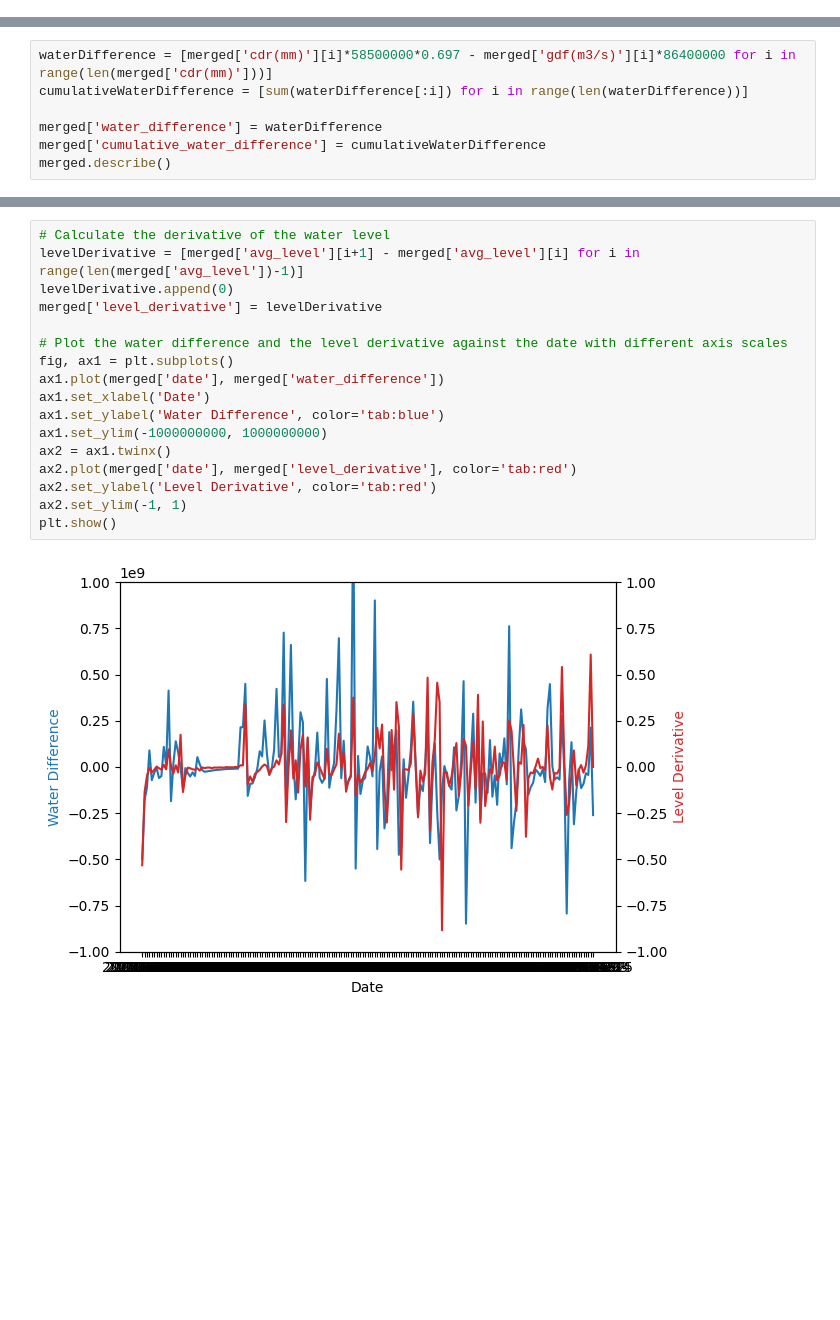
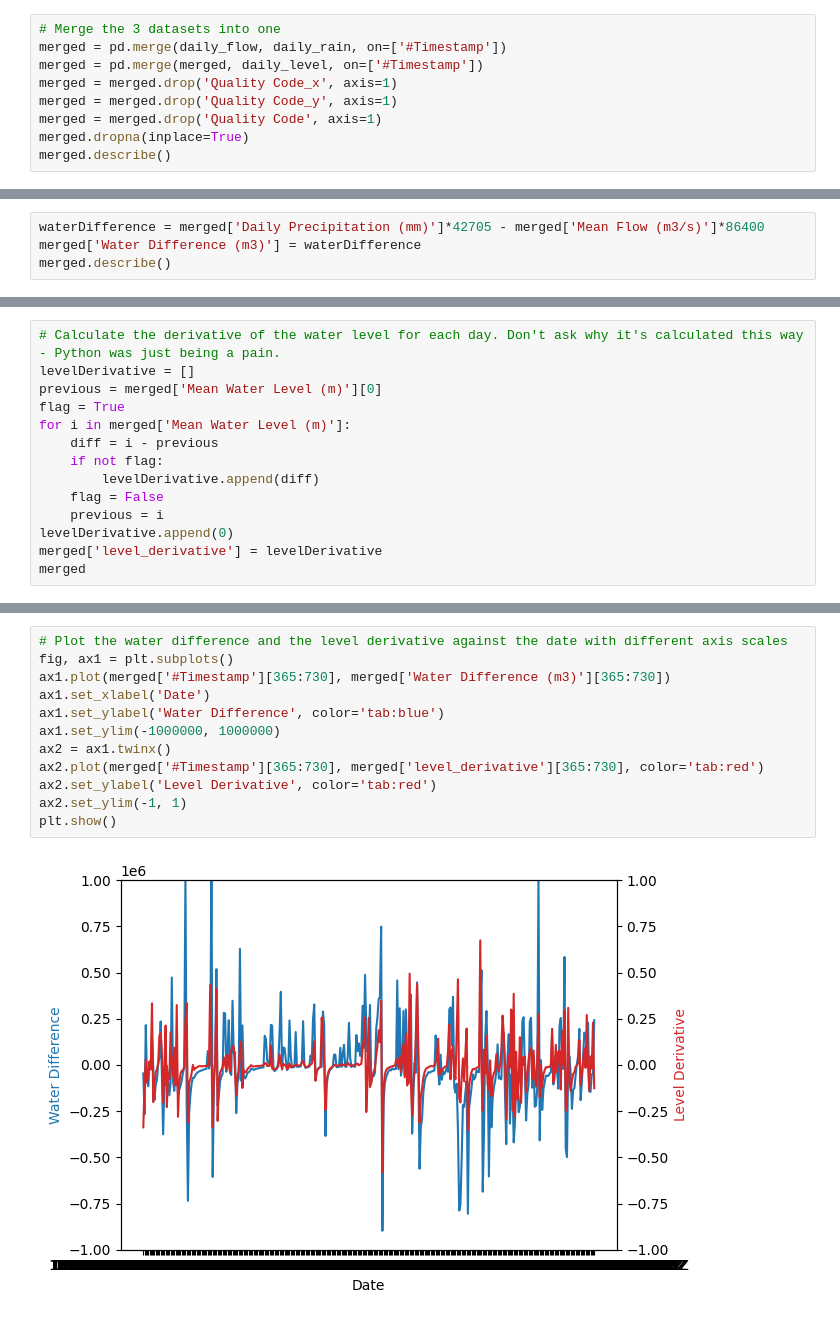
Before and after one commit to IainHigh/IEL, a Jupyter notebook: IEL_DATA_EXPLORATION.ipynb, the cells around one changed output, grey strips where cells are left out. Cells and saved outputs as stored; diff of their text form; blank space fills up the shorter version.

```diff
--- a/IEL_DATA_EXPLORATION.ipynb
+++ b/IEL_DATA_EXPLORATION.ipynb
@@ -139,0 +32,9 @@ mean cumulative water difference: 8682335809.52381
+# %%
+# Merge the 3 datasets into one
+merged = pd.merge(daily_flow, daily_rain, on=['#Timestamp'])
+merged = pd.merge(merged, daily_level, on=['#Timestamp'])
+merged = merged.drop('Quality Code_x', axis=1)
+merged = merged.drop('Quality Code_y', axis=1)
+merged = merged.drop('Quality Code', axis=1)
+merged.dropna(inplace=True)
+merged.describe()
@@ -181,7 +75,0 @@ The final calculated percentage of water which ends up in the river is 64.7%, wh
-# %%
-waterDifference = [merged['cdr(mm)'][i]*58500000*0.697 - merged['gdf(m3/s)'][i]*86400000 for i in range(len(merged['cdr(mm)']))]
-cumulativeWaterDifference = [sum(waterDifference[:i]) for i in range(len(waterDifference))]
-
-merged['water_difference'] = waterDifference
-merged['cumulative_water_difference'] = cumulativeWaterDifference
-merged.describe()
@@ -215,0 +76,4 @@ As can be seen from the graph above, when we have a day with a large positive wa
+# %%
+waterDifference = merged['Daily Precipitation (mm)']*42705 - merged['Mean Flow (m3/s)']*86400
+merged['Water Difference (m3)'] = waterDifference
+merged.describe()
@@ -215,0 +90,14 @@ As can be seen from the graph above, when we have a day with a large positive wa
+# %%
+# Calculate the derivative of the water level for each day. Don't ask why it's calculated this way - Python was just being a pain.
+levelDerivative = []
+previous = merged['Mean Water Level (m)'][0]
+flag = True
+for i in merged['Mean Water Level (m)']:
+    diff = i - previous
+    if not flag:
+        levelDerivative.append(diff)
+    flag = False
+    previous = i
+levelDerivative.append(0)
+merged['level_derivative'] = levelDerivative
+merged
@@ -216,19 +118,14 @@ As can be seen from the graph above, when we have a day with a large positive wa
 # %%
-# Calculate the derivative of the water level
-levelDerivative = [merged['avg_level'][i+1] - merged['avg_level'][i] for i in range(len(merged['avg_level'])-1)]
-levelDerivative.append(0)
-merged['level_derivative'] = levelDerivative
-
 # Plot the water difference and the level derivative against the date with different axis scales
 fig, ax1 = plt.subplots()
-ax1.plot(merged['date'], merged['water_difference'])
+ax1.plot(merged['#Timestamp'][365:730], merged['Water Difference (m3)'][365:730])
 ax1.set_xlabel('Date')
 ax1.set_ylabel('Water Difference', color='tab:blue')
-ax1.set_ylim(-1000000000, 1000000000)
+ax1.set_ylim(-1000000, 1000000)
 ax2 = ax1.twinx()
-ax2.plot(merged['date'], merged['level_derivative'], color='tab:red')
+ax2.plot(merged['#Timestamp'][365:730], merged['level_derivative'][365:730], color='tab:red')
 ax2.set_ylabel('Level Derivative', color='tab:red')
 ax2.set_ylim(-1, 1)
 plt.show()
 # %% [output]
-[figure, old version]
+[figure, new version]
```
Also changed, not shown: parts of 46 cells of this notebook, 12 other files.
